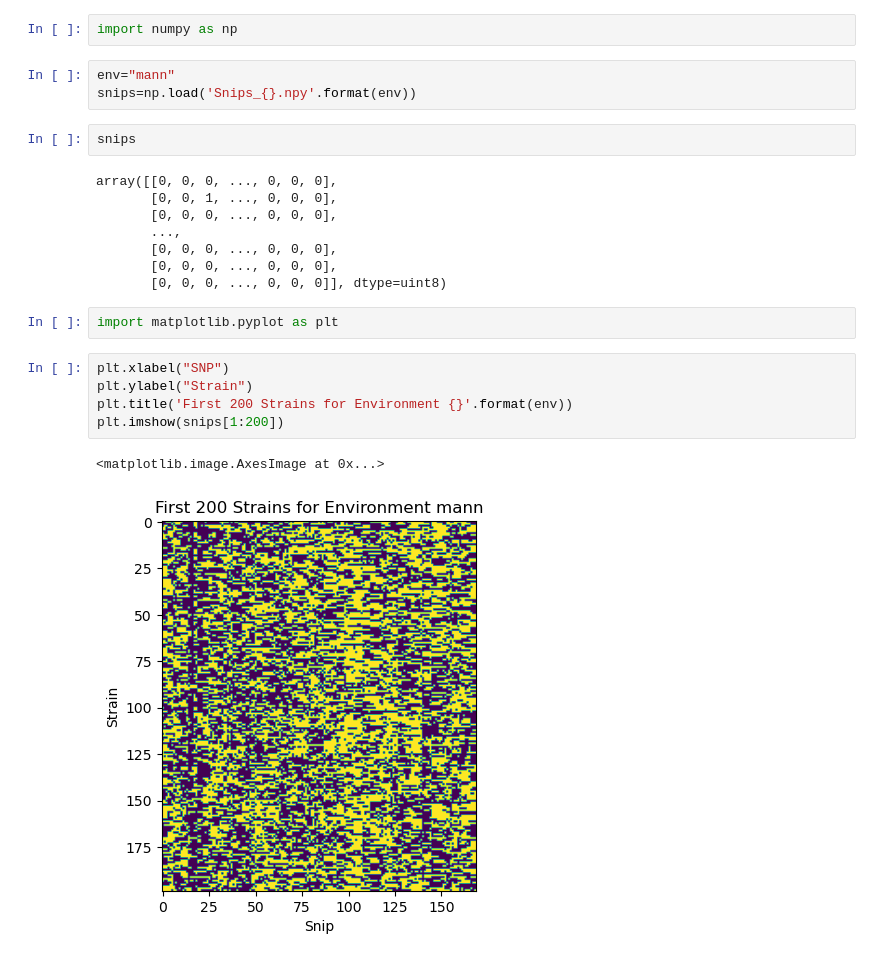
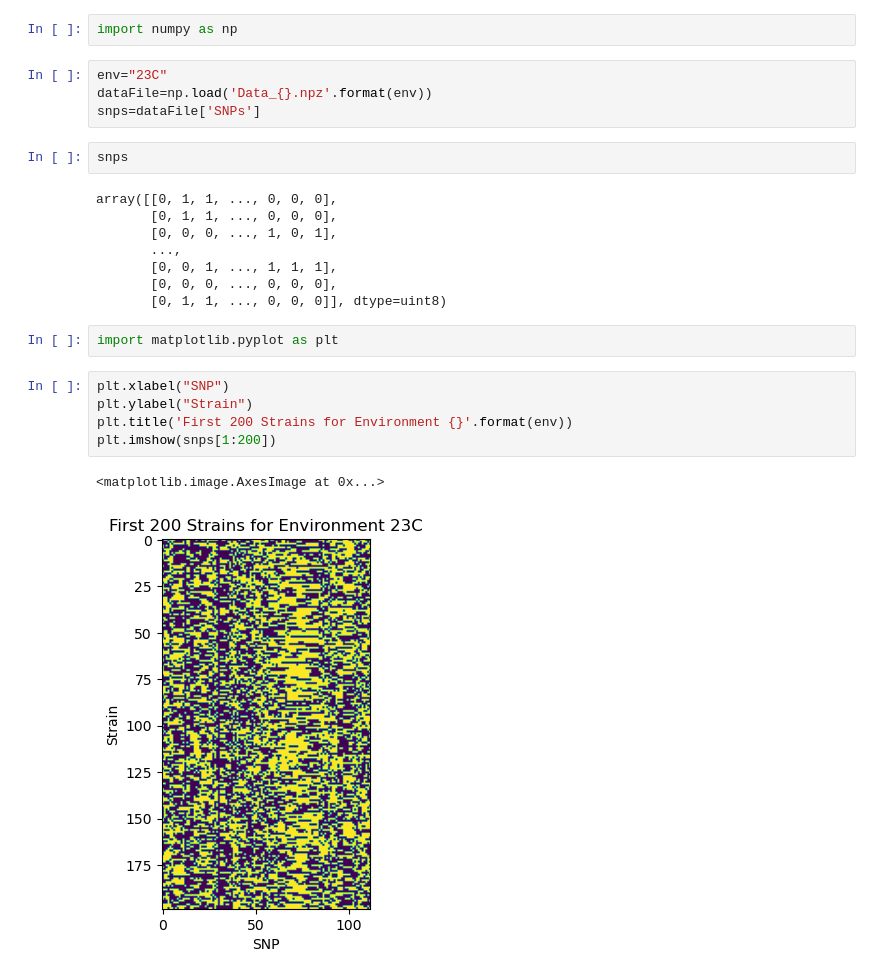
Before and after one commit to ndowney/Epistasis_Project, a Jupyter notebook: Untitled.ipynb, the cells around one changed output. Drawn from its saved outputs; the diff is of its cells as text.

Commit message:
Committing new datafiles with added fitness data

```diff
--- a/Untitled.ipynb
+++ b/Untitled.ipynb
@@ -1,25 +1,26 @@
 # %%
 import numpy as np
 # %%
-env="mann"
-snips=np.load('Snips_{}.npy'.format(env))
+env="23C"
+dataFile=np.load('Data_{}.npz'.format(env))
+snps=dataFile['SNPs']
 # %%
-snips
+snps
 # %% [output]
-array([[0, 0, 0, ..., 0, 0, 0],
-       [0, 0, 1, ..., 0, 0, 0],
+array([[0, 1, 1, ..., 0, 0, 0],
+       [0, 1, 1, ..., 0, 0, 0],
+       [0, 0, 0, ..., 1, 0, 1],
+       ...,
+       [0, 0, 1, ..., 1, 1, 1],
        [0, 0, 0, ..., 0, 0, 0],
-       ...,
-       [0, 0, 0, ..., 0, 0, 0],
-       [0, 0, 0, ..., 0, 0, 0],
-       [0, 0, 0, ..., 0, 0, 0]], dtype=uint8)
+       [0, 1, 1, ..., 0, 0, 0]], dtype=uint8)
 # %%
 import matplotlib.pyplot as plt
 # %%
 plt.xlabel("SNP")
 plt.ylabel("Strain")
 plt.title('First 200 Strains for Environment {}'.format(env))
-plt.imshow(snips[1:200])
+plt.imshow(snps[1:200])
 # %% [output]
 <matplotlib.image.AxesImage at 0x...>
-[figure, old version]
+[figure, new version]
```
Also changed, not shown: 20 other files.
